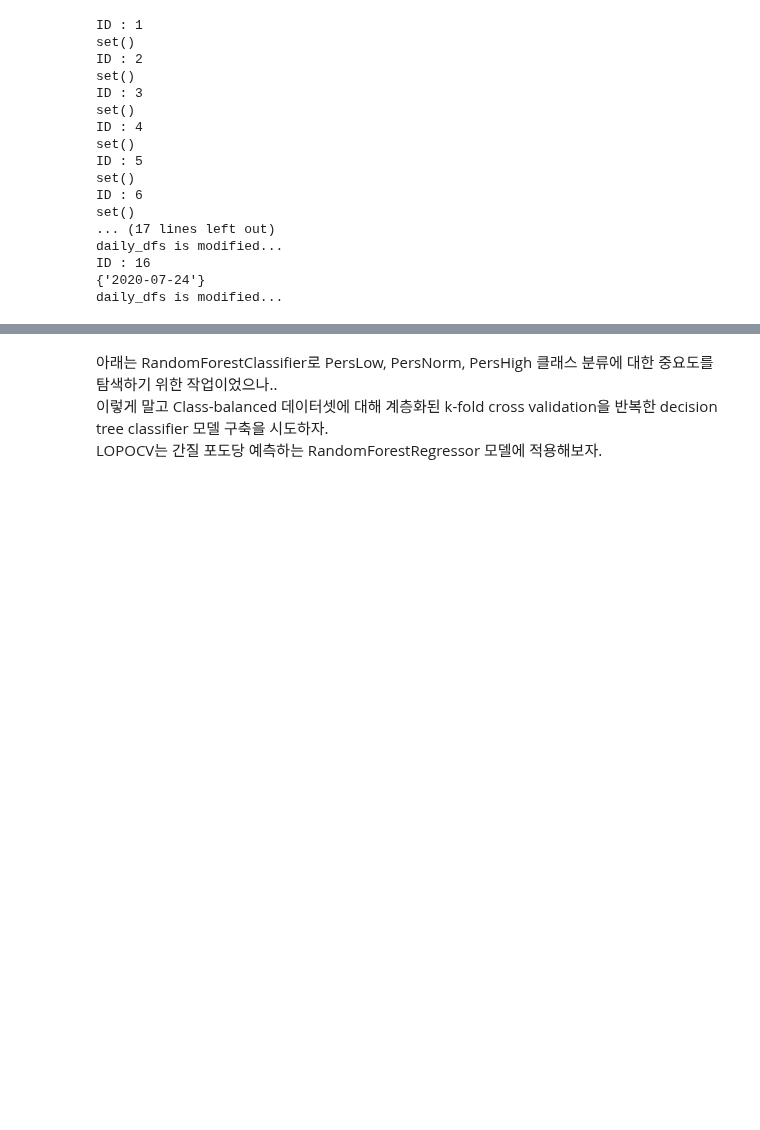
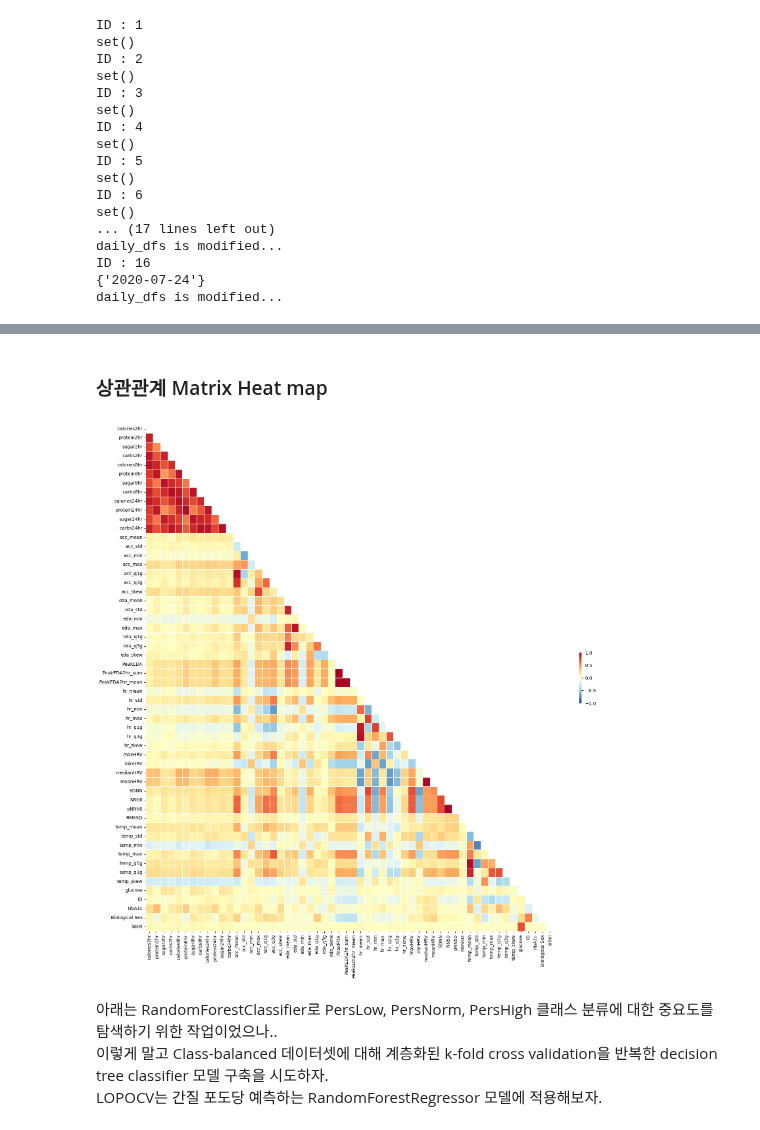
Before and after one commit to mingg12/engineering-newFork, a Jupyter notebook: building_df_and_feature_importance.ipynb, the cells around one changed output, grey strips where cells are left out. Cells and saved outputs as stored; diff of their text form; code cells hidden in the pictures; blank space fills up the shorter version.

```diff
--- a/building_df_and_feature_importance.ipynb
+++ b/building_df_and_feature_importance.ipynb
@@ -580,6 +609,31 @@ dtype: int64
 df['Biological Sex'] = df['Biological Sex'].map({'FEMALE': 0, 'MALE': 1})
 # %%
 df['label'] = df['label'].map({'PersLow': 0, 'PersNorm': 1, 'PersHigh':2})
+# %% [markdown]
+### 상관관계 Matrix Heat map
+# %%
+corrdf = df.drop(columns=['datetime']).corr()
+# %%
+import seaborn as sns
+
+# 그림 사이즈 지정
+fig, ax = plt.subplots( figsize=(20,20) )
+
+mask = np.zeros_like(corrdf)
+mask[np.triu_indices_from(mask)] = True
+
+# 히트맵을 그린다
+sns.heatmap(corrdf,
+            cmap = 'RdYlBu_r',
+            annot = False,   # 실제 값을 표시한다
+            mask=mask,      # 표시하지 않을 마스크 부분을 지정한다
+            linewidths=.5,  # 경계면 실선으로 구분하기
+            cbar_kws={"shrink": .1},# 컬러바 크기 줄이기
+            vmin = -1,vmax = 1   # 컬러바 범위 -1 ~ 1
+           )
+plt.show()
+# %% [output]
+[figure, added]
 # %%
 from sklearn.ensemble import RandomForestClassifier
 from sklearn.model_selection import LeaveOneGroupOut
```
Also changed, not shown: parts of 5 cells of this notebook.
